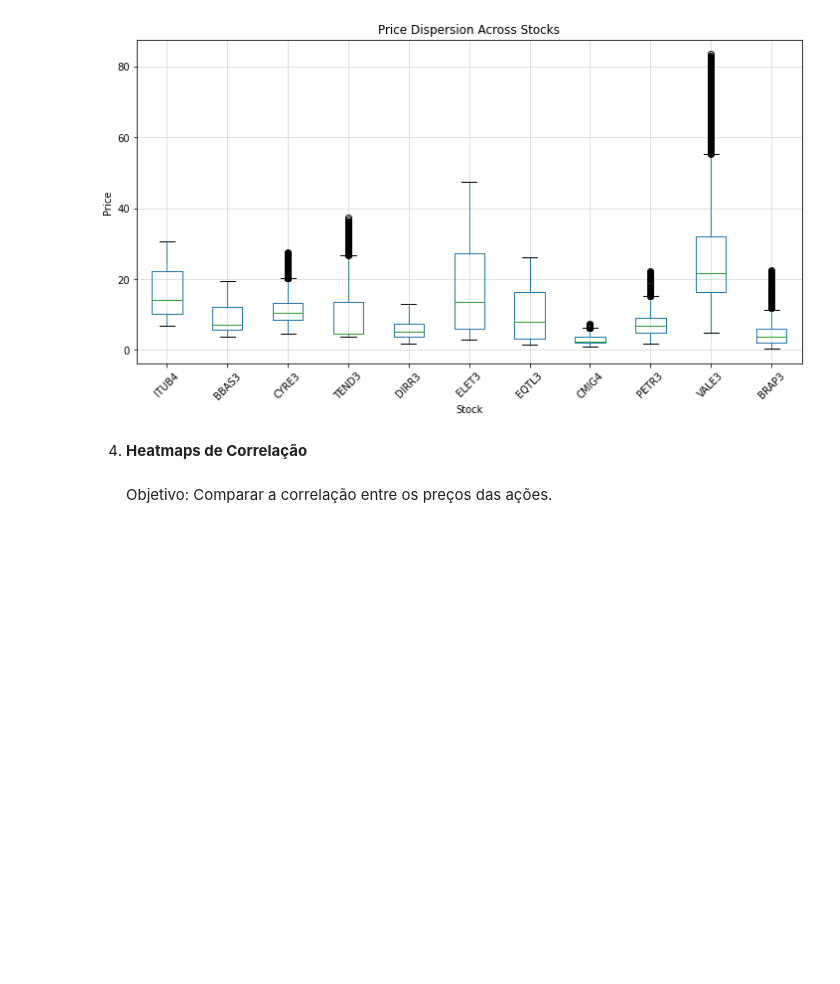
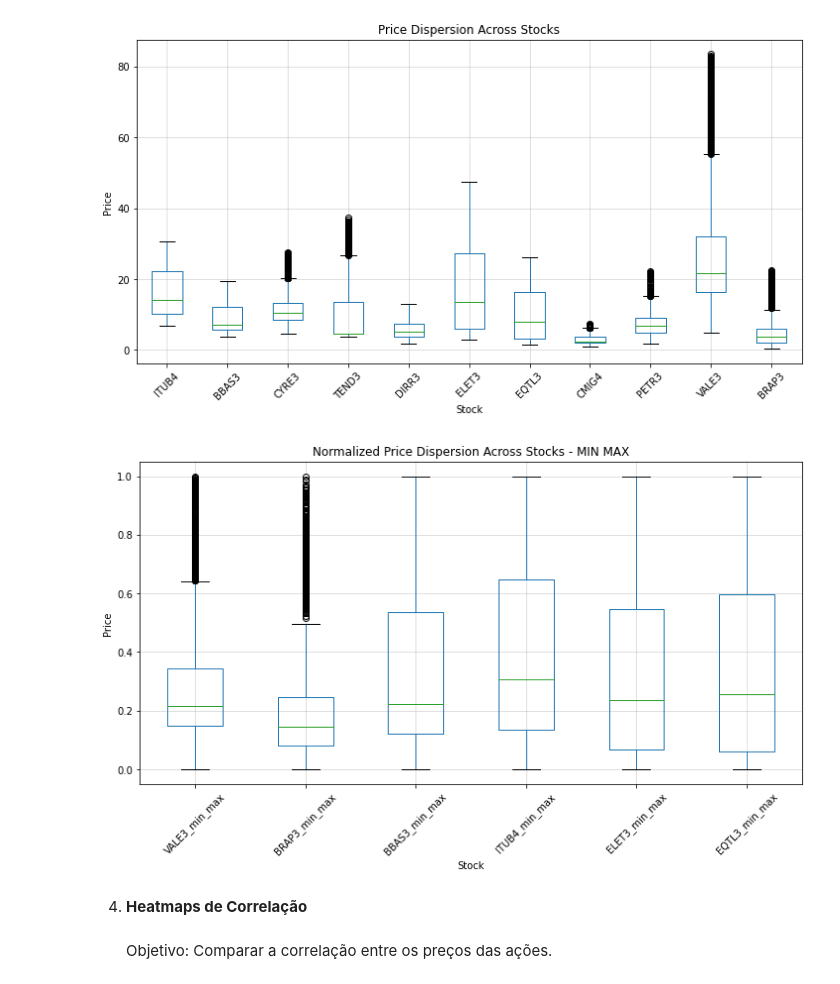
Before and after one commit to diogobrasil/analises-tcc-cripto, a Jupyter notebook: main/classes/Visualization/b3_analysis_charts/comparisons.ipynb, the cells around one changed output. Saved outputs shown, nothing was run; the diff lists cells and outputs as text; code cells hidden in the pictures; blank space fills up the shorter version.

```diff
--- a/main/classes/Visualization/b3_analysis_charts/comparisons.ipynb
+++ b/main/classes/Visualization/b3_analysis_charts/comparisons.ipynb
@@ -2,7 +2,8 @@
 import matplotlib.pyplot as plt
 import pandas as pd
 # %%
-assets_df = pd.read_csv('../../datasets/b3_dados/processed/acoes_concat.csv')
+assets_df = pd.read_csv('../../../datasets/b3_dados/processed/acoes_concat.csv')
+assets_normalized = pd.read_csv('../../../datasets/b3_dados/processed/selected_stocks_normalized.csv')
 # %% [markdown]
 1. **Gráficos de Barras**\
 \
@@ -50,10 +51,13 @@ plot_multiple_stocks(assets_df, ['ITUB4', 'BBAS3', 'PETR3'])
 \
 Objetivo: Comparar a dispersão e os outliers dos preços de diferentes ações.
 # %%
-def plot_boxplot(data):
+def plot_boxplot(data, title):
     plt.figure(figsize=(12, 6))
-    data.iloc[:, 1:].boxplot()
-    plt.title('Price Dispersion Across Stocks')
+    if 'Date' in data.columns:
+        data.iloc[:, 1:].boxplot()
+    else:
+        data.boxplot()
+    plt.title(title)
     plt.ylabel('Price')
     plt.xlabel('Stock')
     plt.xticks(rotation=45)
@@ -61,9 +65,13 @@ def plot_boxplot(data):
     plt.show()
 
 # Exemplo
-plot_boxplot(assets_df)
+plot_boxplot(assets_df,"Price Dispersion Across Stocks")
 # %% [output]
 [figure]
+# %%
+plot_boxplot(assets_normalized.filter(like='_min_max'), "Normalized Price Dispersion Across Stocks - MIN MAX")
+# %% [output]
+[figure, added]
 # %% [markdown]
 4. **Heatmaps de Correlação**\
 \
```
Also changed, not shown: 1 other file.
